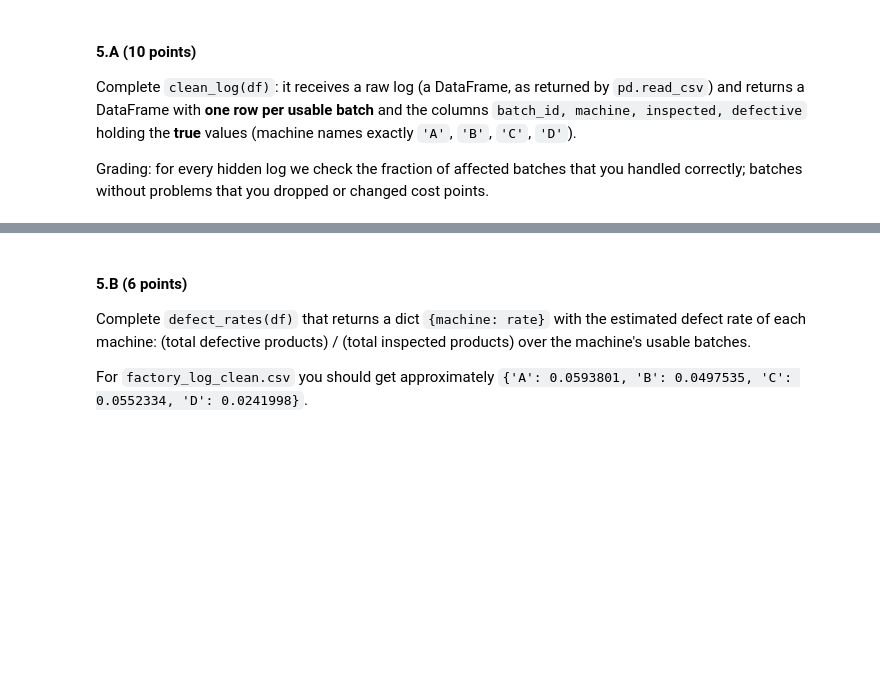
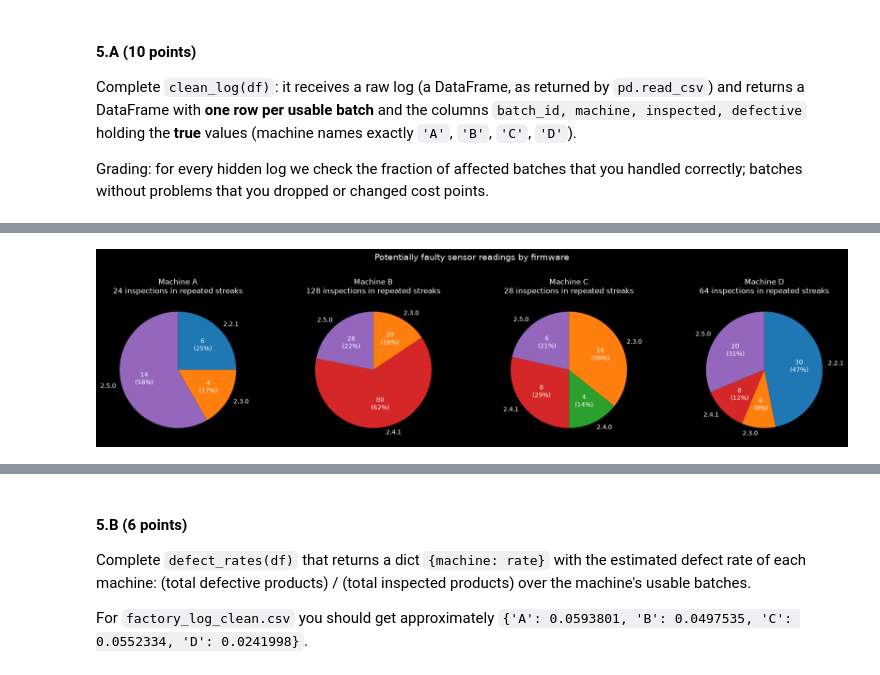
Before and after one commit to DanielKatzav/StatisticsAndData_HW1, a Jupyter notebook: HW1.ipynb, the cells around one changed output, grey strips where cells are left out. Drawn from its saved outputs; the diff is of its cells as text; code cells hidden in the pictures; blank space fills up the shorter version.

```diff
--- a/HW1.ipynb
+++ b/HW1.ipynb
@@ -392,0 +448,36 @@ for machine_name, machine_rows in groups:
+# %%
+streaks = (
+    pd.concat(potential_fault_sensor_by_batch_id, names=["machine", "same_result_batch_id"])
+    .reset_index()
+)
+
+# Look up the firmware at the start of each streak
+streaks["sensor_fw"] = df.loc[streaks["start_index"], "sensor_fw"].values
+
+# Inspections inside repeated streaks, per machine and firmware
+fw_counts = streaks.groupby(["machine", "sensor_fw"])["times_appeared"].sum()
+
+# Same color for the same firmware in every pie
+all_fw = sorted(streaks["sensor_fw"].unique())
+fw_color = dict(zip(all_fw, plt.cm.tab10.colors))
+
+machines = fw_counts.index.get_level_values("machine").unique()
+fig, axes = plt.subplots(1, len(machines), figsize=(4.5 * len(machines), 4.5))
+
+for ax, machine in zip(axes, machines):
+    counts = fw_counts.loc[machine]
+    ax.pie(
+        counts,
+        labels=counts.index,
+        colors=[fw_color[f] for f in counts.index],
+        autopct=lambda pct, total=counts.sum(): f"{round(pct * total / 100)}\n({pct:.0f}%)",
+        startangle=90,
+        counterclock=False,
+    )
+    ax.set_title(f"Machine {machine}\n{counts.sum()} inspections in repeated streaks")
+
+fig.suptitle("Potentially faulty sensor readings by firmware", fontsize=14)
+plt.tight_layout(rect=[0, 0, 1, 0.92])
+plt.show()
+# %% [output]
+[figure, added]
```
Also changed, not shown: parts of 27 cells of this notebook, 1 other file.
